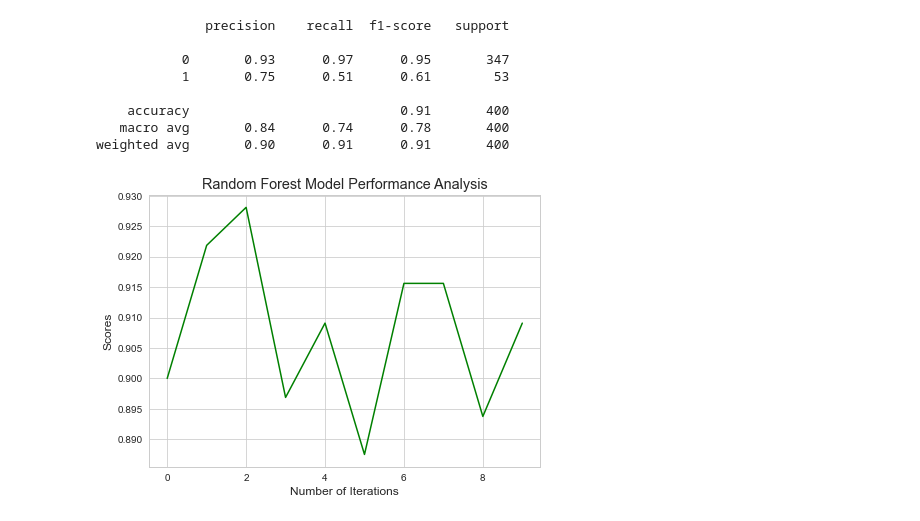
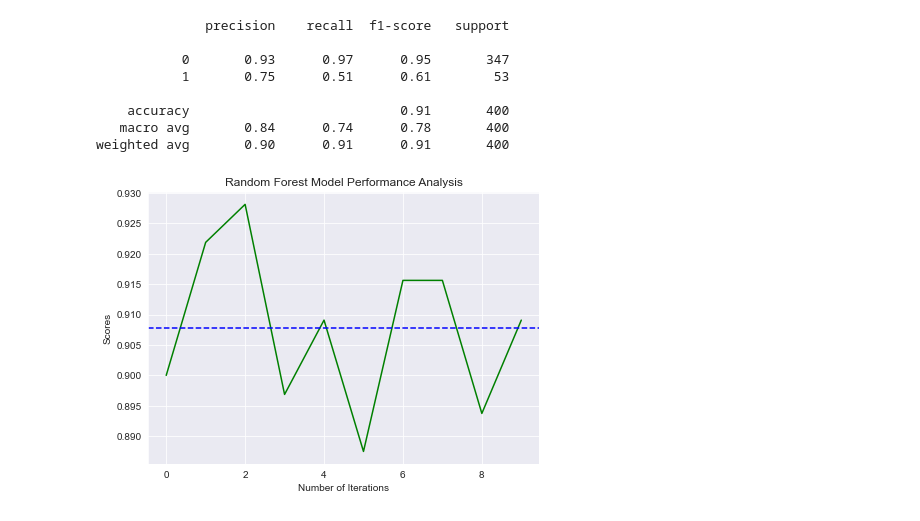
Before and after one commit to Sharan-121/WineQualityPrediction, a Jupyter notebook: Wine Quality Prediction.ipynb, the cells around one changed output. Saved outputs shown, nothing was run; the diff lists cells and outputs as text; code cells hidden in the pictures.

```diff
--- a/Wine Quality Prediction.ipynb
+++ b/Wine Quality Prediction.ipynb
@@ -217,10 +218,11 @@ cv = RepeatedStratifiedKFold(n_splits = 5,n_repeats = 2,random_state = 42)
 rf_scores = cross_val_score(rf,X,y,scoring = "accuracy",cv=cv,n_jobs = 1)
 # %%
 fig,ax = plt.subplots(figsize = (7,5))
-sns.set_style("whitegrid")
+sns.set_style("darkgrid")
 plt.plot(rf_scores,color = "green");
+plt.axhline(y = rf_scores.mean(),linestyle = "--",color = "blue")
 plt.xlabel("Number of Iterations")
 plt.ylabel("Scores")
 plt.title("Random Forest Model Performance Analysis");
 # %% [output]
-[figure, old version]
+[figure, new version]
```
Also changed, not shown: parts of 12 cells of this notebook.
